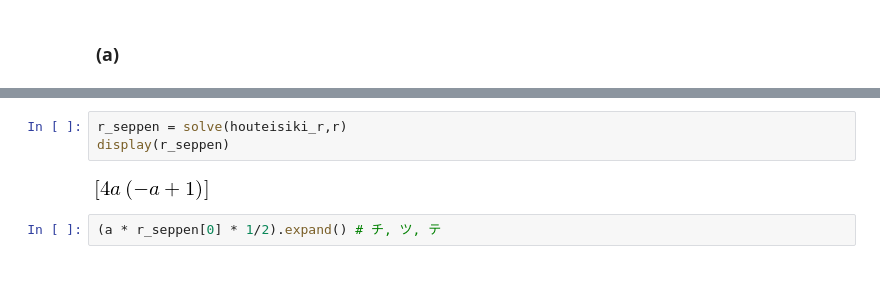
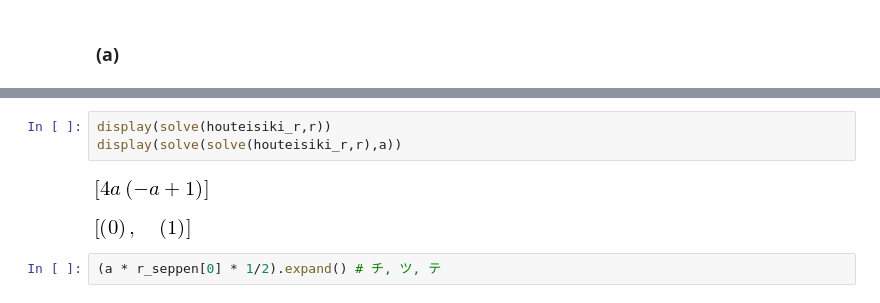
Before and after one commit to iPolyomino/nyon, a Jupyter notebook: mid_exam/mid_exam.ipynb, the cells around one changed output, grey strips where cells are left out. Saved outputs shown, nothing was run; the diff lists cells and outputs as text; blank space fills up the shorter version.

```diff
--- a/mid_exam/mid_exam.ipynb
+++ b/mid_exam/mid_exam.ipynb
@@ -150,8 +151,9 @@ display(solve(solve(houteisiki_r,r),a)) # ソ, タ
 # %%
-r_seppen = solve(houteisiki_r,r)
-display(r_seppen)
+display(solve(houteisiki_r,r))
+display(solve(solve(houteisiki_r,r),a))
 # %% [output]
 [figure]
+[figure, added]
 # %%
 (a * r_seppen[0] * 1/2).expand() # チ, ツ, テ
 # %% [output]
```
Also changed, not shown: parts of 1 cell of this notebook.
